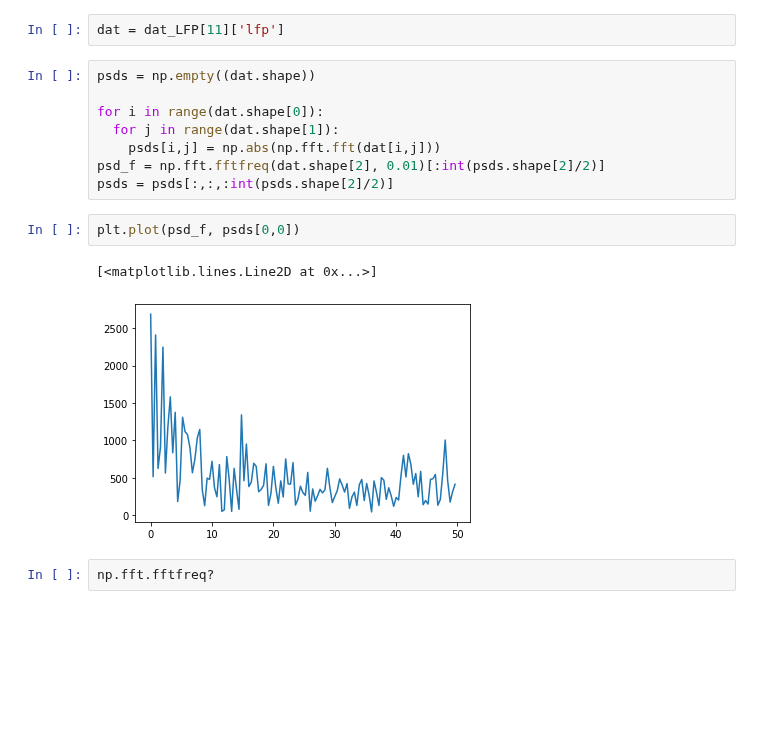
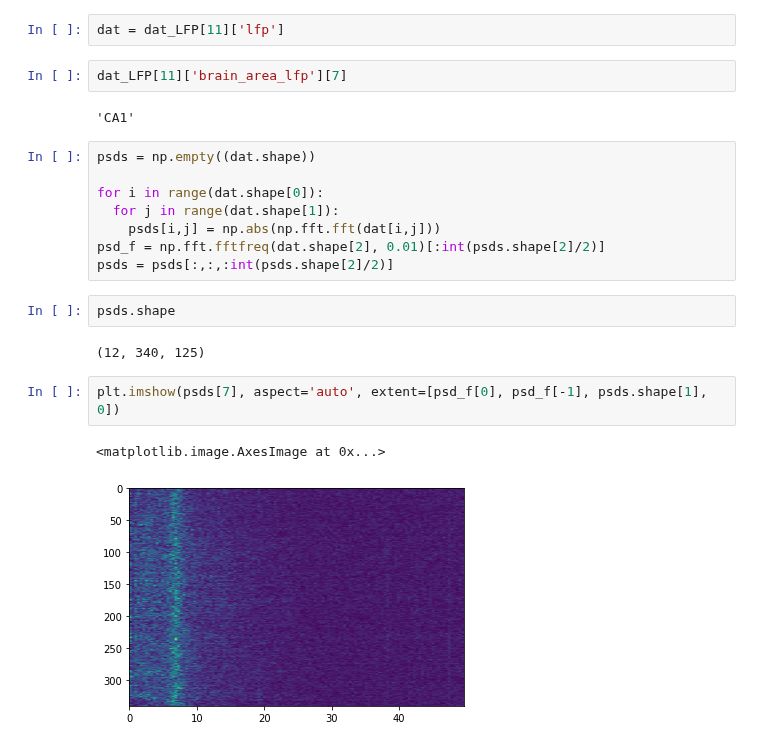
Before and after one commit to kayteeflick/nma_cn_flow_state, a Jupyter notebook: PSDs.ipynb, the cells around one changed output. Cells and saved outputs as stored; diff of their text form; blank space fills up the shorter version.

```diff
--- a/PSDs.ipynb
+++ b/PSDs.ipynb
@@ -79,5 +84,9 @@ def bandpass_lfp(lfp):
 # %%
 dat = dat_LFP[11]['lfp']
+# %%
+dat_LFP[11]['brain_area_lfp'][7]
+# %% [output]
+'CA1'
 # %%
 psds = np.empty((dat.shape))
 
@@ -86,10 +95,12 @@ for i in range(dat.shape[0]):
     psds[i,j] = np.abs(np.fft.fft(dat[i,j]))
 psd_f = np.fft.fftfreq(dat.shape[2], 0.01)[:int(psds.shape[2]/2)]
 psds = psds[:,:,:int(psds.shape[2]/2)]
-# %%
-plt.plot(psd_f, psds[0,0])
-# %% [output]
-[<matplotlib.lines.Line2D at 0x...>]
-[figure, removed]
-# %%
-np.fft.fftfreq?
+# %%
+psds.shape
+# %% [output]
+(12, 340, 125)
+# %%
+plt.imshow(psds[7], aspect='auto', extent=[psd_f[0], psd_f[-1], psds.shape[1], 0])
+# %% [output]
+<matplotlib.image.AxesImage at 0x...>
+[figure, added]
```
Also changed, not shown: parts of 4 cells of this notebook.
